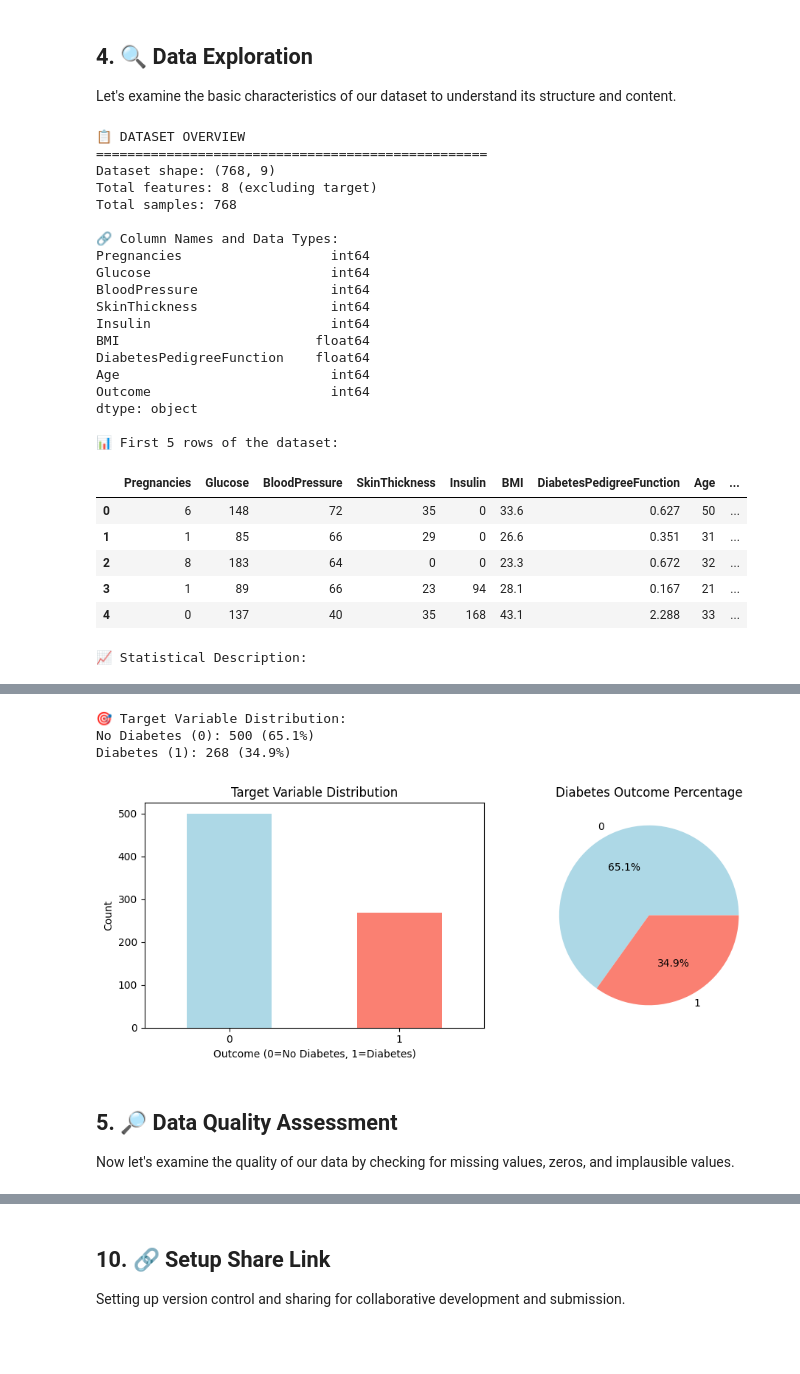
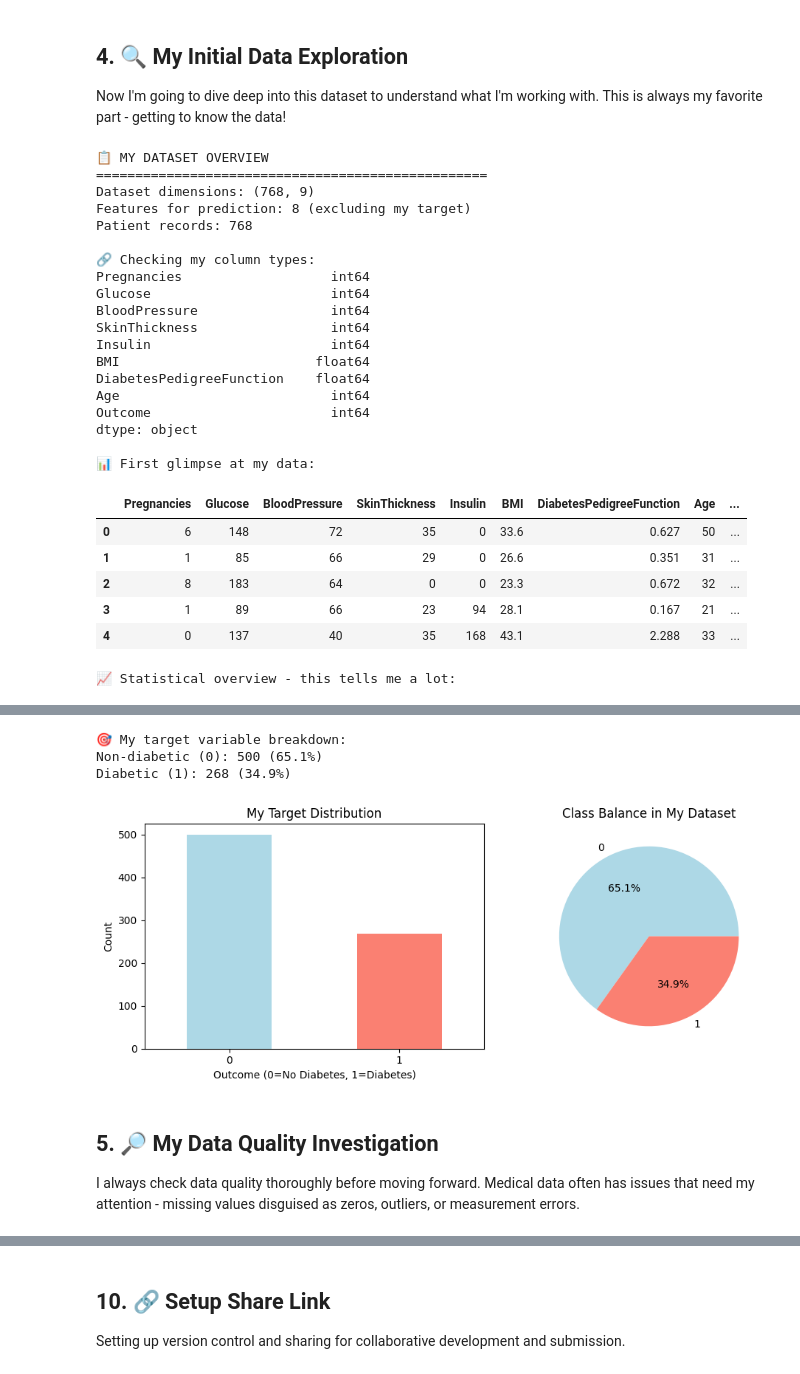
Before and after one commit to JohnHika/john-diabetes-risk-prediction, a Jupyter notebook: diabetes_lab_phase1.ipynb, the cells around one changed output, grey strips where cells are left out. Drawn from its saved outputs; the diff is of its cells as text; code cells hidden in the pictures; blank space fills up the shorter version.

```diff
--- a/diabetes_lab_phase1.ipynb
+++ b/diabetes_lab_phase1.ipynb
@@ -154,36 +159,35 @@ except FileNotFoundError:
 # %% [markdown]
-## 4. 🔍 Data Exploration
+## 4. 🔍 My Initial Data Exploration
 
-Let's examine the basic characteristics of our dataset to understand its structure and content.
+Now I'm going to dive deep into this dataset to understand what I'm working with. This is always my favorite part - getting to know the data!
 # %%
-# Display basic dataset information
-print("📋 DATASET OVERVIEW")
+# Let me get a comprehensive view of what I'm working with
+print("📋 MY DATASET OVERVIEW")
 print("=" * 50)
 
-# Dataset shape and basic info
-print(f"Dataset shape: {df.shape}")
-print(f"Total features: {df.shape[1] - 1} (excluding target)")
-print(f"Total samples: {df.shape[0]}")
+print(f"Dataset dimensions: {df.shape}")
+print(f"Features for prediction: {df.shape[1] - 1} (excluding my target)")
+print(f"Patient records: {df.shape[0]}")
 
-print("\n🔗 Column Names and Data Types:")
+print("\n🔗 Checking my column types:")
 print(df.dtypes)
 
-print("\n📊 First 5 rows of the dataset:")
+print("\n📊 First glimpse at my data:")
 display(df.head())
 
-print("\n📈 Statistical Description:")
+print("\n📈 Statistical overview - this tells me a lot:")
 display(df.describe())
 
-print("\n🎯 Target Variable Distribution:")
+print("\n🎯 My target variable breakdown:")
 target_counts = df['Outcome'].value_counts()
-print(f"No Diabetes (0): {target_counts[0]} ({target_counts[0]/len(df)*100:.1f}%)")
-print(f"Diabetes (1): {target_counts[1]} ({target_counts[1]/len(df)*100:.1f}%)")
+print(f"Non-diabetic (0): {target_counts[0]} ({target_counts[0]/len(df)*100:.1f}%)")
+print(f"Diabetic (1): {target_counts[1]} ({target_counts[1]/len(df)*100:.1f}%)")
 
-# Visualize target distribution
+# I want to visualize this class distribution - it's important for my modeling strategy
 plt.figure(figsize=(10, 4))
 plt.subplot(1, 2, 1)
 df['Outcome'].value_counts().plot(kind='bar', color=['lightblue', 'salmon'])
-plt.title('Target Variable Distribution')
+plt.title('My Target Distribution')
 plt.xlabel('Outcome (0=No Diabetes, 1=Diabetes)')
 plt.ylabel('Count')
 plt.xticks(rotation=0)
@@ -191,52 +195,54 @@ plt.xticks(rotation=0)
 plt.subplot(1, 2, 2)
 df['Outcome'].value_counts().plot(kind='pie', autopct='%1.1f%%',
                                   colors=['lightblue', 'salmon'])
-plt.title('Diabetes Outcome Percentage')
+plt.title('Class Balance in My Dataset')
 plt.ylabel('')
 plt.tight_layout()
 plt.show()
+
+# This shows me I have a moderate class imbalance - I'll need to consider this in my modeling
 # %% [output]
-📋 DATASET OVERVIEW
+📋 MY DATASET OVERVIEW
 ==================================================
-Dataset shape: (768, 9)
-Total features: 8 (excluding target)
-Total samples: 768
+Dataset dimensions: (768, 9)
+Features for prediction: 8 (excluding my target)
+Patient records: 768
 
-🔗 Column Names and Data Types:
+🔗 Checking my column types:
 Pregnancies                   int64
 Glucose                       int64
 BloodPressure                 int64
 SkinThickness                 int64
 Insulin                       int64
 BMI                         float64
 DiabetesPedigreeFunction    float64
 Age                           int64
 Outcome                       int64
 dtype: object
 
-📊 First 5 rows of the dataset:
+📊 First glimpse at my data:
 |  | Pregnancies | Glucose | BloodPressure | SkinThickness | Insulin | BMI | DiabetesPedigreeFunction | Age | ... |
 | 0 | 6 | 148 | 72 | 35 | 0 | 33.6 | 0.627 | 50 | ... |
 | 1 | 1 | 85 | 66 | 29 | 0 | 26.6 | 0.351 | 31 | ... |
 | 2 | 8 | 183 | 64 | 0 | 0 | 23.3 | 0.672 | 32 | ... |
 | 3 | 1 | 89 | 66 | 23 | 94 | 28.1 | 0.167 | 21 | ... |
 | 4 | 0 | 137 | 40 | 35 | 168 | 43.1 | 2.288 | 33 | ... |
-📈 Statistical Description:
+📈 Statistical overview - this tells me a lot:
 |  | Pregnancies | Glucose | BloodPressure | SkinThickness | Insulin | BMI | DiabetesPedigreeFunction | Age | ... |
 | count | 768.000000 | 768.000000 | 768.000000 | 768.000000 | 768.000000 | 768.000000 | 768.000000 | 768.000000 | ... |
 | mean | 3.845052 | 120.894531 | 69.105469 | 20.536458 | 79.799479 | 31.992578 | 0.471876 | 33.240885 | ... |
 | std | 3.369578 | 31.972618 | 19.355807 | 15.952218 | 115.244002 | 7.884160 | 0.331329 | 11.760232 | ... |
 | min | 0.000000 | 0.000000 | 0.000000 | 0.000000 | 0.000000 | 0.000000 | 0.078000 | 21.000000 | ... |
 | 25% | 1.000000 | 99.000000 | 62.000000 | 0.000000 | 0.000000 | 27.300000 | 0.243750 | 24.000000 | ... |
 | 50% | 3.000000 | 117.000000 | 72.000000 | 23.000000 | 30.500000 | 32.000000 | 0.372500 | 29.000000 | ... |
 | 75% | 6.000000 | 140.250000 | 80.000000 | 32.000000 | 127.250000 | 36.600000 | 0.626250 | 41.000000 | ... |
 | max | 17.000000 | 199.000000 | 122.000000 | 99.000000 | 846.000000 | 67.100000 | 2.420000 | 81.000000 | ... |
-🎯 Target Variable Distribution:
-No Diabetes (0): 500 (65.1%)
-Diabetes (1): 268 (34.9%)
+🎯 My target variable breakdown:
+Non-diabetic (0): 500 (65.1%)
+Diabetic (1): 268 (34.9%)
-[figure, old version]
+[figure, new version]
 # %% [markdown]
-## 5. 🔎 Data Quality Assessment
+## 5. 🔎 My Data Quality Investigation
 
-Now let's examine the quality of our data by checking for missing values, zeros, and implausible values.
+I always check data quality thoroughly before moving forward. Medical data often has issues that need my attention - missing values disguised as zeros, outliers, or measurement errors.
 # %%
```
Also changed, not shown: parts of 20 cells of this notebook, 5 other files.
